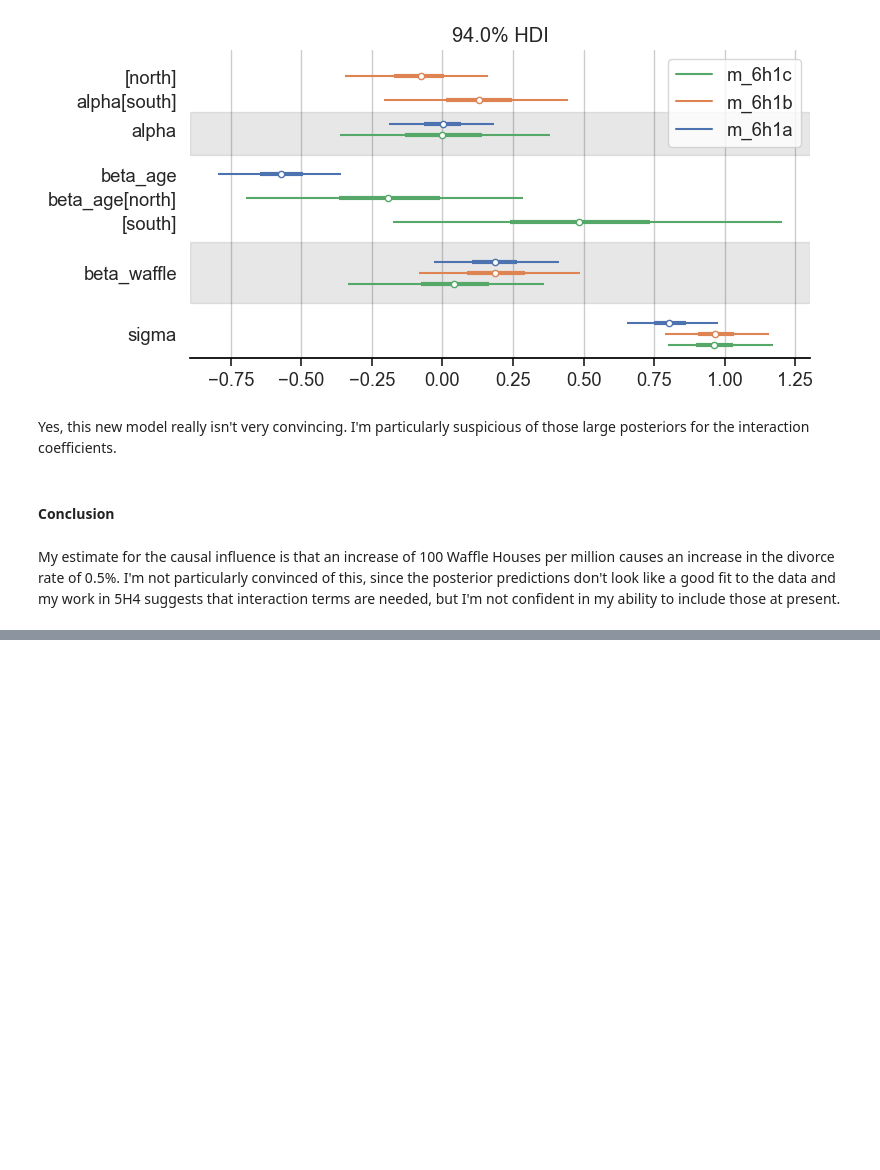
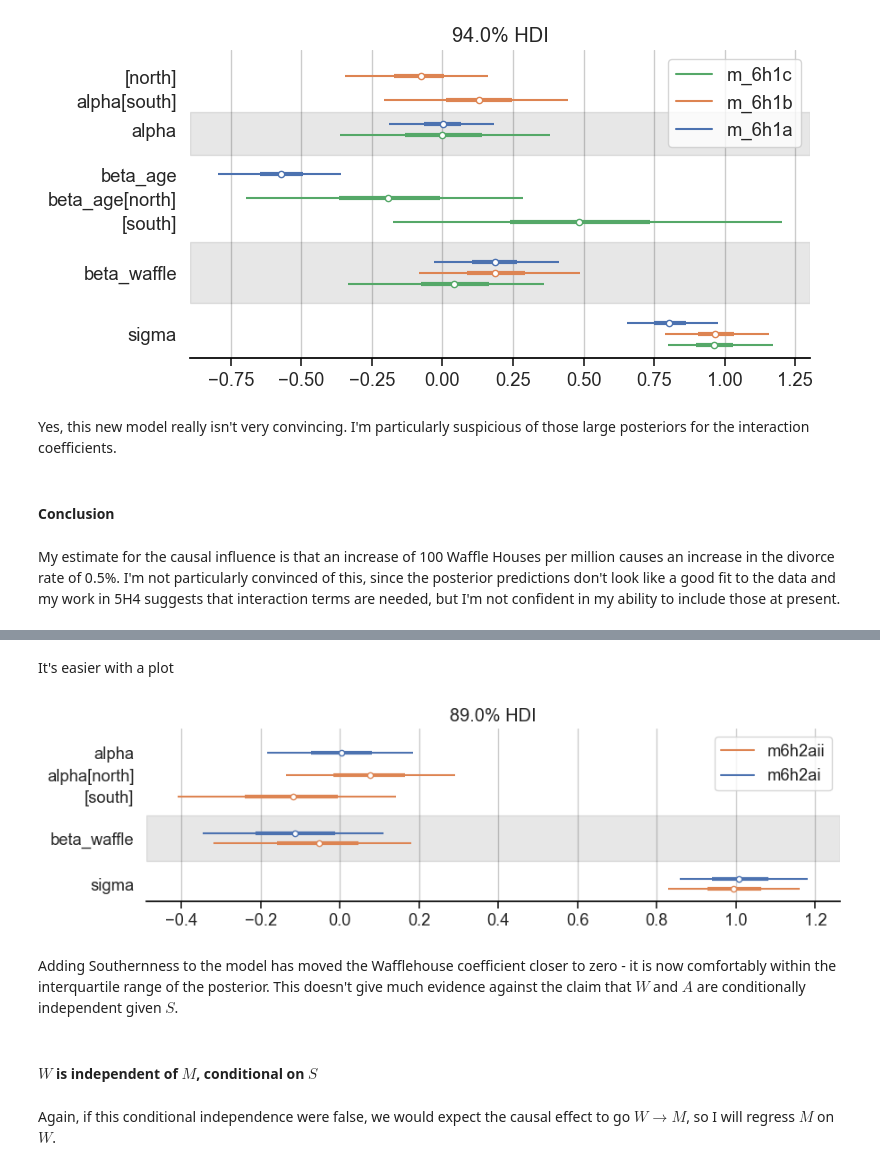
Before and after one commit to chris-leonard/statistical-rethinking, a Jupyter notebook: exercises/chapter_6.ipynb, the cells around one changed output, grey strips where cells are left out. Saved outputs shown, nothing was run; the diff lists cells and outputs as text; code cells hidden in the pictures; blank space fills up the shorter version.

```diff
--- a/exercises/chapter_6.ipynb
+++ b/exercises/chapter_6.ipynb
@@ -993,0 +1155,27 @@ The conditional independencies of the graph are as follows:
+# %% [markdown]
+It's easier with a plot
+# %%
+models_6h2a = {
+    "m6h2ai": trace_6h2ai,
+    "m6h2aii": trace_6h2aii,
+}
+
+fig, ax = plt.subplots(figsize=(10, 2.5))
+
+az.plot_forest(
+    list(models_6h2a.values()),
+    model_names=list(models_6h2a.keys()),
+    var_names=["~mu"],
+    combined=True,
+    hdi_prob=0.89,
+    ax=ax,
+);
+# %% [output]
+[figure, added]
+# %% [markdown]
+Adding Southernness to the model has moved the Wafflehouse coefficient closer to zero - it is now comfortably within the interquartile range of the posterior.
+This doesn't give much evidence against the claim that $W$ and $A$ are conditionally independent given $S$.
+# %% [markdown]
+#### $W$ is independent of $M$, conditional on $S$
+# %% [markdown]
+Again, if this conditional independence were false, we would expect the causal effect to go $W \to M$, so I will regress $M$ on $W$.
```
Also changed, not shown: parts of 41 cells of this notebook, 1 other file.
